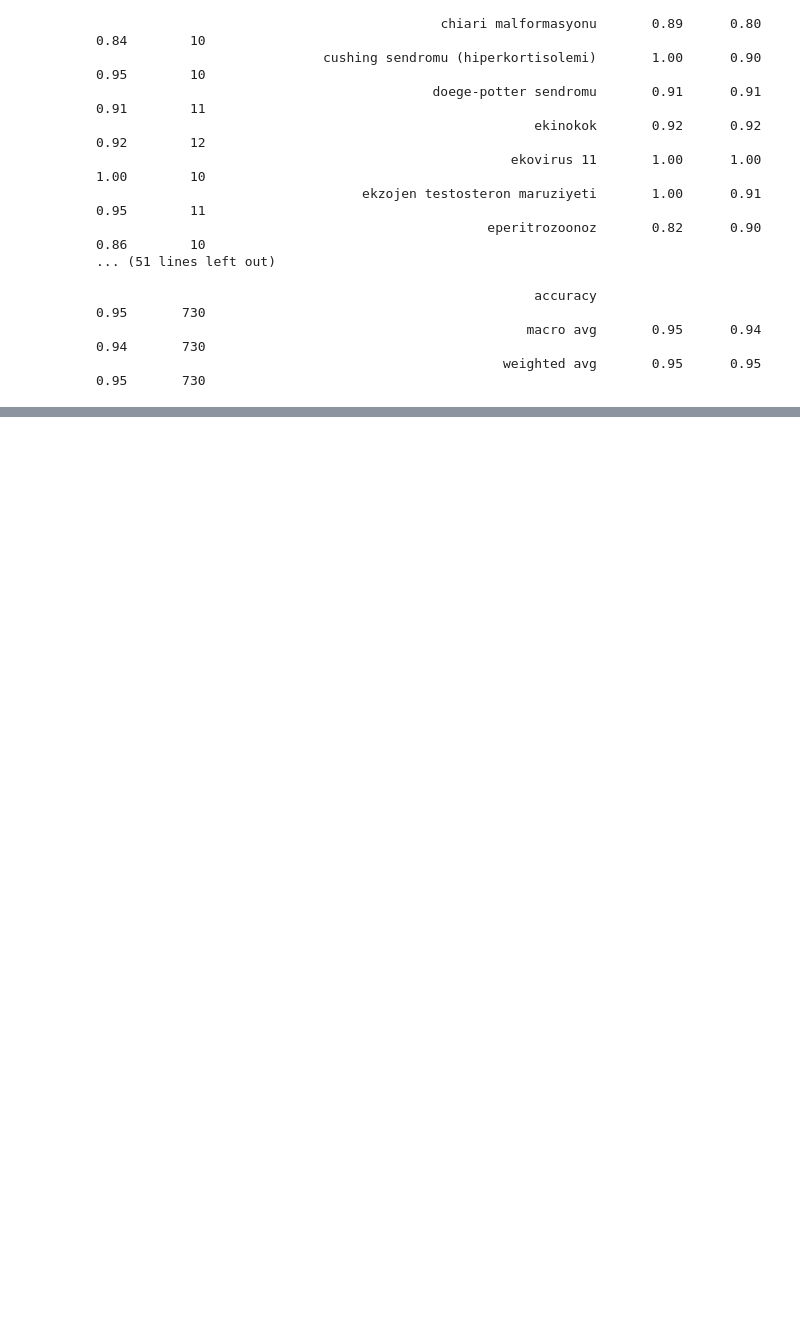
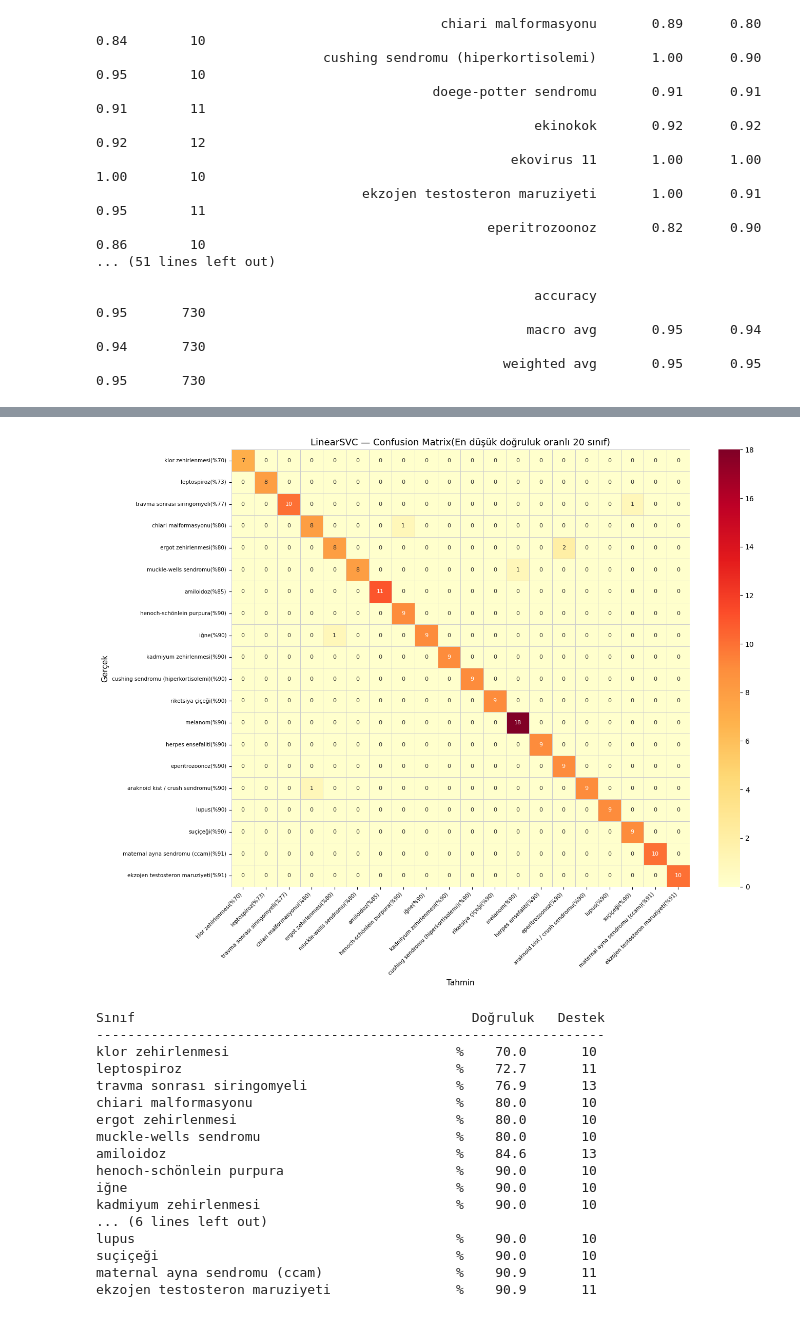
Before and after one commit to gadex203/HouseMD_NLP, a Jupyter notebook: housemd_classification.ipynb, the cells around one changed output, grey strips where cells are left out. Cells and saved outputs as stored; diff of their text form; code cells hidden in the pictures; blank space fills up the shorter version.

```diff
--- a/housemd_classification.ipynb
+++ b/housemd_classification.ipynb
@@ -1454,0 +1311,56 @@ ValueError: X has 11167 features, but LogisticRegression is expecting 11173 feat
+# %%
+import numpy as np
+from sklearn.metrics import confusion_matrix
+
+siniflar   = sorted(y.unique())
+cm_svc     = confusion_matrix(y_test, sonuclar['LinearSVC'], labels=siniflar)
+
+# Sınıf bazlı doğruluk oranı (diagonal / satır toplamı)
+satir_toplam = cm_svc.sum(axis=1)
+dogru_oran   = np.where(satir_toplam > 0, cm_svc.diagonal() / satir_toplam, 0)
+
+# En düşük oranlı 20 sınıf
+en_dusuk_idx = np.argsort(dogru_oran)[:20]
+cm_filt      = cm_svc[np.ix_(en_dusuk_idx, en_dusuk_idx)]
+sinif_filt   = [siniflar[i] for i in en_dusuk_idx]
+
+# Etiket: sınıf adı + doğruluk oranı
+etiketler = [f"{s}(%{dogru_oran[i]*100:.0f})" for s, i in zip(sinif_filt, en_dusuk_idx)]
+
+plt.figure(figsize=(14, 11))
+sns.heatmap(cm_filt, annot=True, fmt='d', cmap='YlOrRd',
+            xticklabels=etiketler, yticklabels=etiketler,
+            linewidths=0.4, linecolor='#cccccc',
+            annot_kws={'size': 8})
+plt.title('LinearSVC — Confusion Matrix(En düşük doğruluk oranlı 20 sınıf)', fontsize=13)
+plt.xlabel('Tahmin', fontsize=11)
+plt.ylabel('Gerçek', fontsize=11)
+plt.xticks(rotation=45, ha='right', fontsize=7.5)
+plt.yticks(rotation=0, fontsize=7.5)
+plt.tight_layout()
+plt.savefig('images/svc_conf_dusuk20.png', dpi=150, bbox_inches='tight')
+plt.show()
+
+print(f"{'Sınıf':<45} {'Doğruluk':>10} {'Destek':>8}")
+print('-' * 65)
+for i in en_dusuk_idx:
+    print(f"{siniflar[i]:<45} %{dogru_oran[i]*100:>8.1f} {satir_toplam[i]:>8}")
+# %% [output]
+[figure, added]
+Sınıf                                           Doğruluk   Destek
+-----------------------------------------------------------------
+klor zehirlenmesi                             %    70.0       10
+leptospiroz                                   %    72.7       11
+travma sonrası siringomyeli                   %    76.9       13
+chiari malformasyonu                          %    80.0       10
+ergot zehirlenmesi                            %    80.0       10
+muckle-wells sendromu                         %    80.0       10
+amiloidoz                                     %    84.6       13
+henoch-schönlein purpura                      %    90.0       10
+iğne                                          %    90.0       10
+kadmiyum zehirlenmesi                         %    90.0       10
+... (6 lines left out)
+lupus                                         %    90.0       10
+suçiçeği                                      %    90.0       10
+maternal ayna sendromu (ccam)                 %    90.9       11
+ekzojen testosteron maruziyeti                %    90.9       11
```
Also changed, not shown: parts of 7 cells of this notebook, 10 other files.
